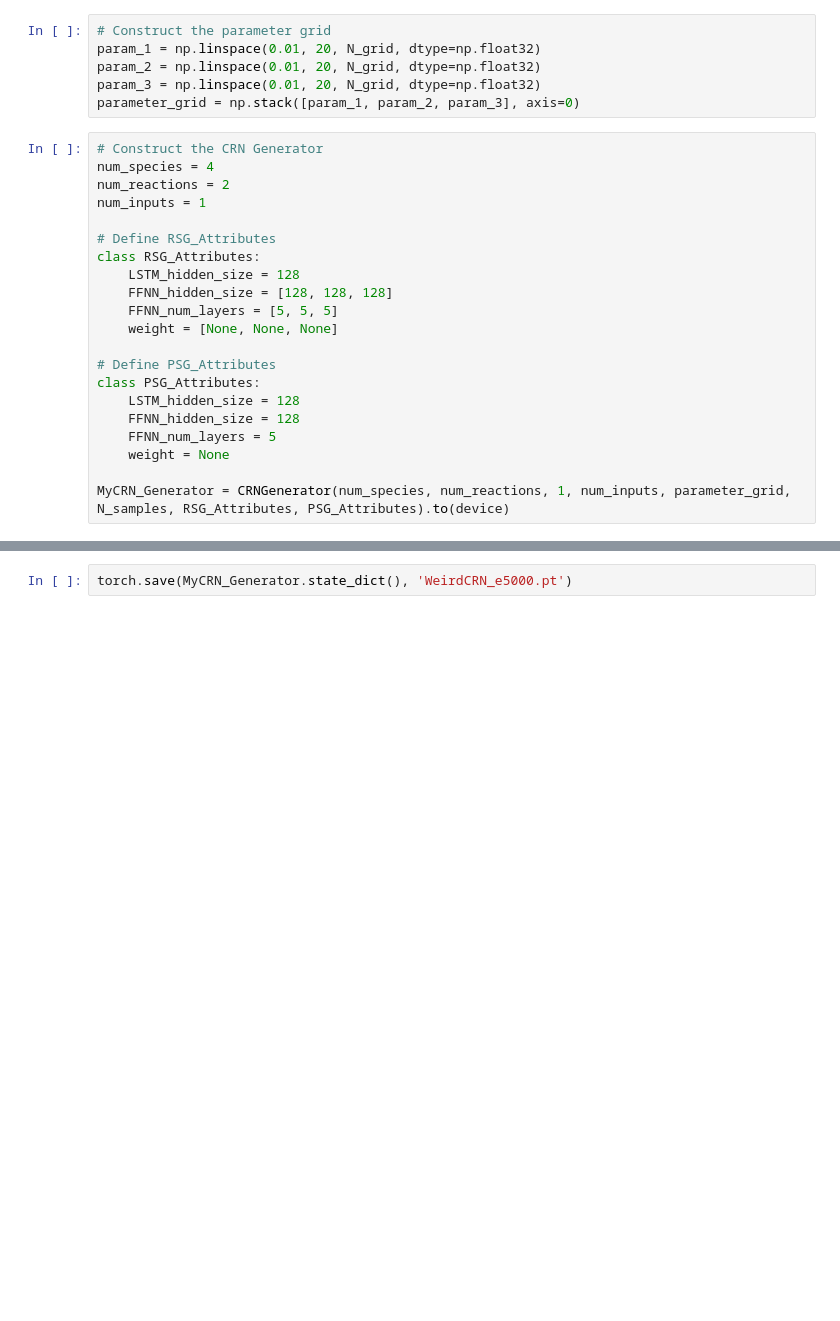
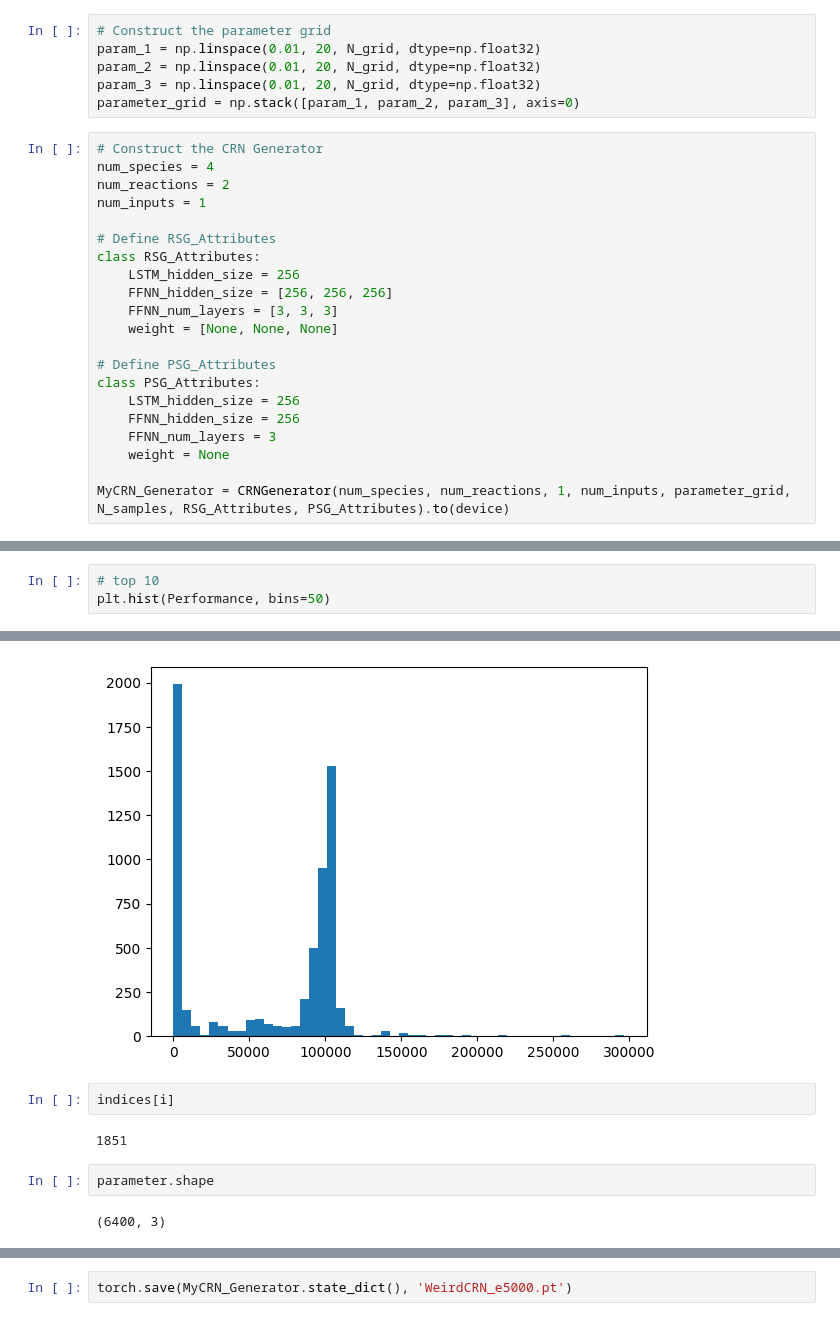
Before and after one commit to Maurice-Filo/GenAI-Net, a Jupyter notebook: CRNGenAI/Testing/AIF_Transient_StructureParameters.ipynb, the cells around one changed output, grey strips where cells are left out. Drawn from its saved outputs; the diff is of its cells as text; blank space fills up the shorter version.

```diff
--- a/CRNGenAI/Testing/AIF_Transient_StructureParameters.ipynb
+++ b/CRNGenAI/Testing/AIF_Transient_StructureParameters.ipynb
@@ -101,16 +103,16 @@ num_inputs = 1
 
 # Define RSG_Attributes
 class RSG_Attributes:
-	LSTM_hidden_size = 128
-	FFNN_hidden_size = [128, 128, 128]
-	FFNN_num_layers = [5, 5, 5]
+	LSTM_hidden_size = 256
+	FFNN_hidden_size = [256, 256, 256]
+	FFNN_num_layers = [3, 3, 3]
 	weight = [None, None, None]
 
 # Define PSG_Attributes
 class PSG_Attributes:
-	LSTM_hidden_size = 128
-	FFNN_hidden_size = 128
-	FFNN_num_layers = 5
+	LSTM_hidden_size = 256
+	FFNN_hidden_size = 256
+	FFNN_num_layers = 3
 	weight = None
 
 MyCRN_Generator = CRNGenerator(num_species, num_reactions, 1, num_inputs, parameter_grid, N_samples, RSG_Attributes, PSG_Attributes).to(device)
@@ -311,0 +351,4 @@ Reaction 9: 2 Z_1 -> 2 Z_2 ; Rate Constant: 0.6157575845718384u
+# %%
+# top 10
+plt.hist(Performance, bins=50)
+# %% [output]
@@ -311,0 +375,9 @@ Reaction 9: 2 Z_1 -> 2 Z_2 ; Rate Constant: 0.6157575845718384u
+[figure, added]
+# %%
+indices[i]
+# %% [output]
+1851
+# %%
+parameter.shape
+# %% [output]
+(6400, 3)
```
Also changed, not shown: parts of 13 cells of this notebook, 2 other files.
